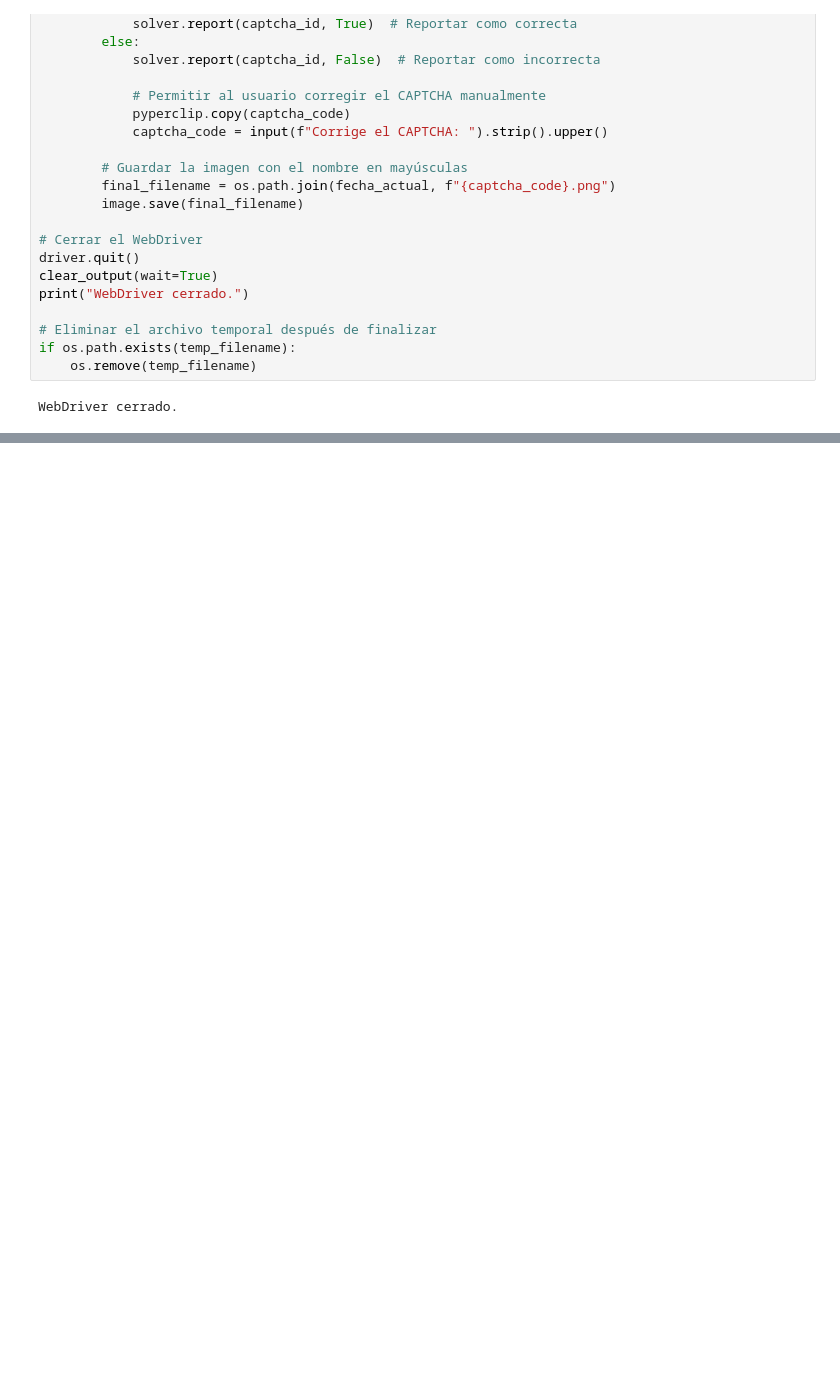
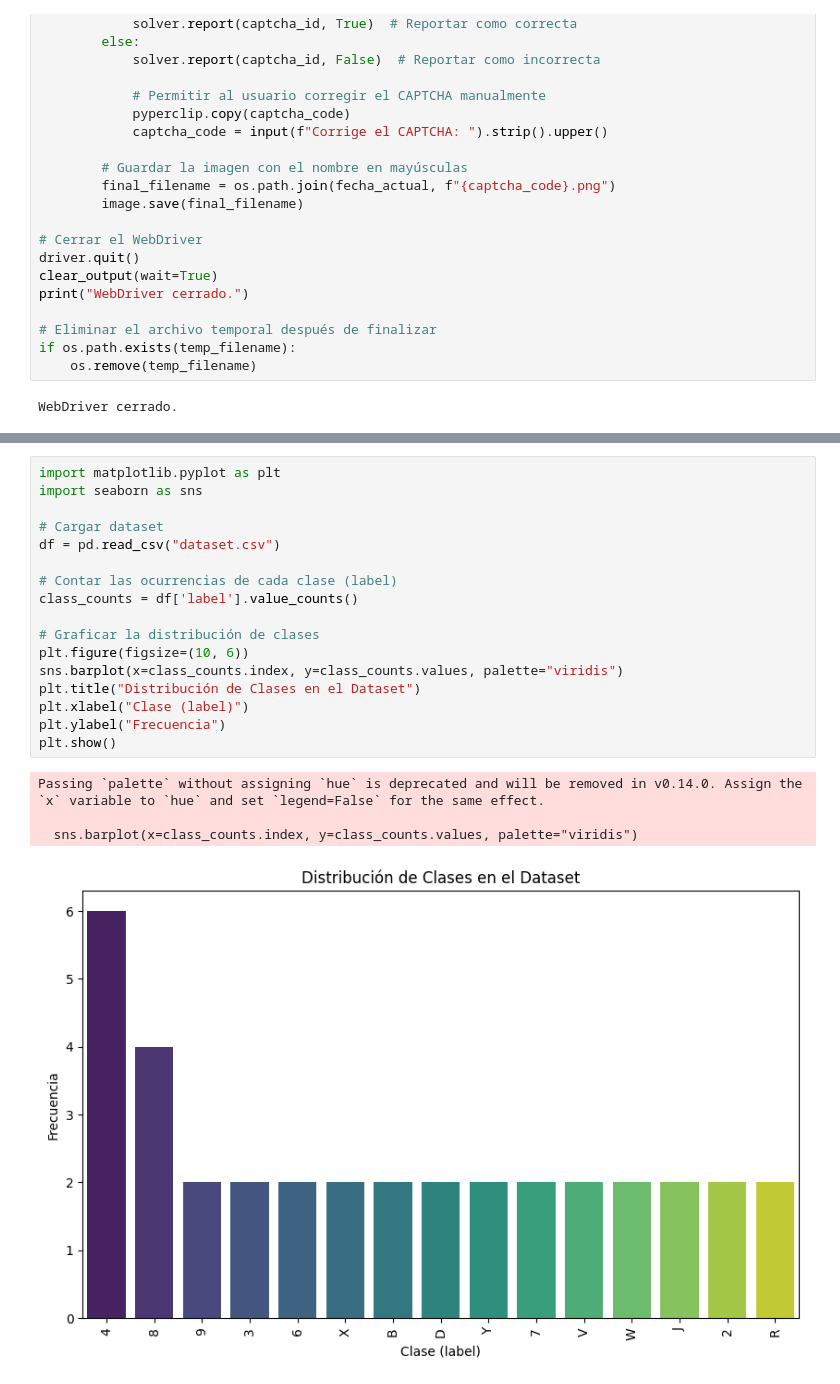
Before and after one commit to AlfredoVillaM/Machine_Learning_Project, a Jupyter notebook: sat_captchas.ipynb, the cells around one changed output, grey strips where cells are left out. Drawn from its saved outputs; the diff is of its cells as text; blank space fills up the shorter version.

```diff
--- a/sat_captchas.ipynb
+++ b/sat_captchas.ipynb
@@ -113,2 +181,24 @@ WebDriver cerrado.
+# %%
+import matplotlib.pyplot as plt
+import seaborn as sns
+
+# Cargar dataset
+df = pd.read_csv("dataset.csv")
+
+# Contar las ocurrencias de cada clase (label)
+class_counts = df['label'].value_counts()
+
+# Graficar la distribución de clases
+plt.figure(figsize=(10, 6))
+sns.barplot(x=class_counts.index, y=class_counts.values, palette="viridis")
+plt.title("Distribución de Clases en el Dataset")
+plt.xlabel("Clase (label)")
+plt.ylabel("Frecuencia")
+plt.show()
+# %% [output]
+Passing `palette` without assigning `hue` is deprecated and will be removed in v0.14.0. Assign the `x` variable to `hue` and set `legend=False` for the same effect.
+
+  sns.barplot(x=class_counts.index, y=class_counts.values, palette="viridis")
+[figure, added]
 # %%
 # Cargar imagen
```
Also changed, not shown: parts of 3 cells of this notebook, 4 other files.
